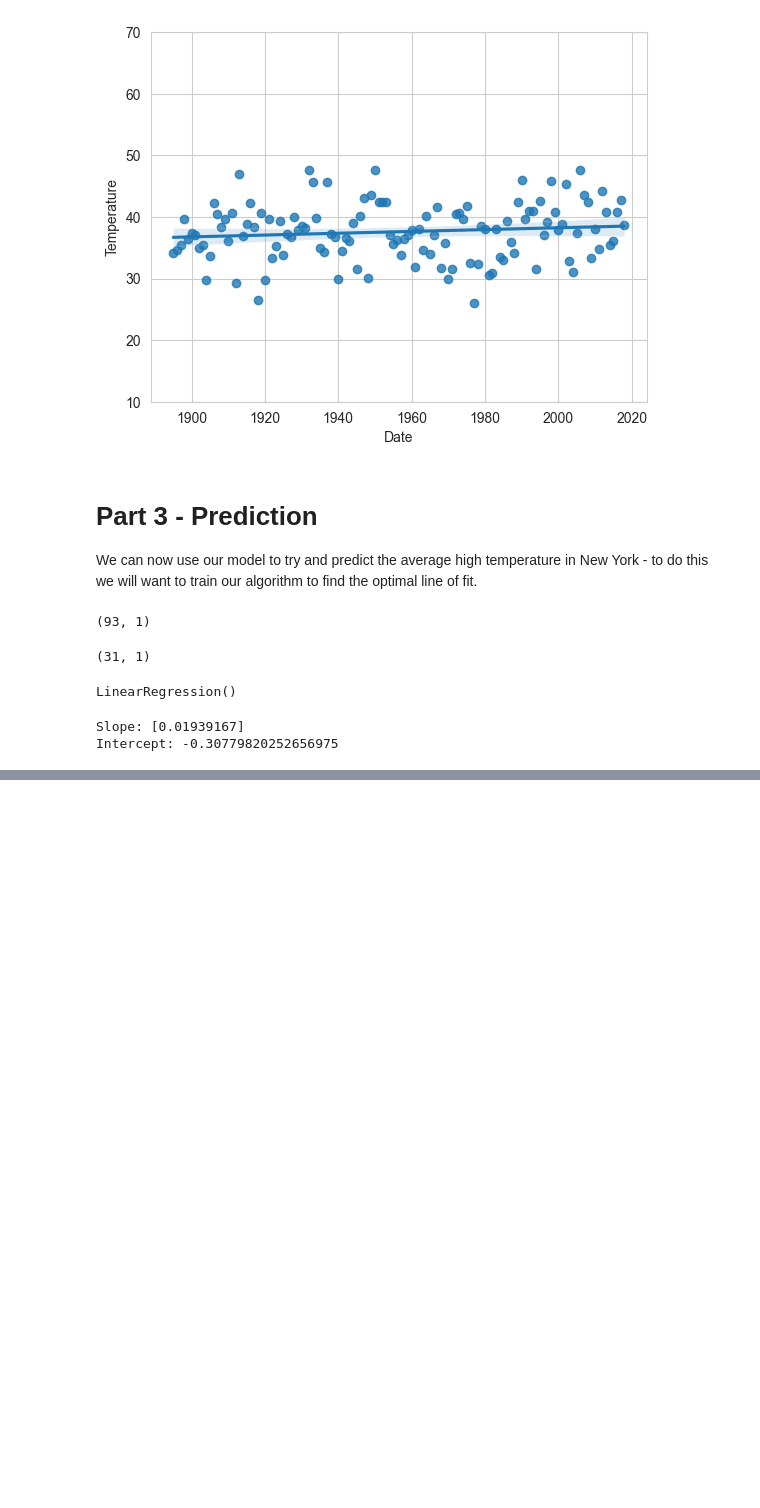
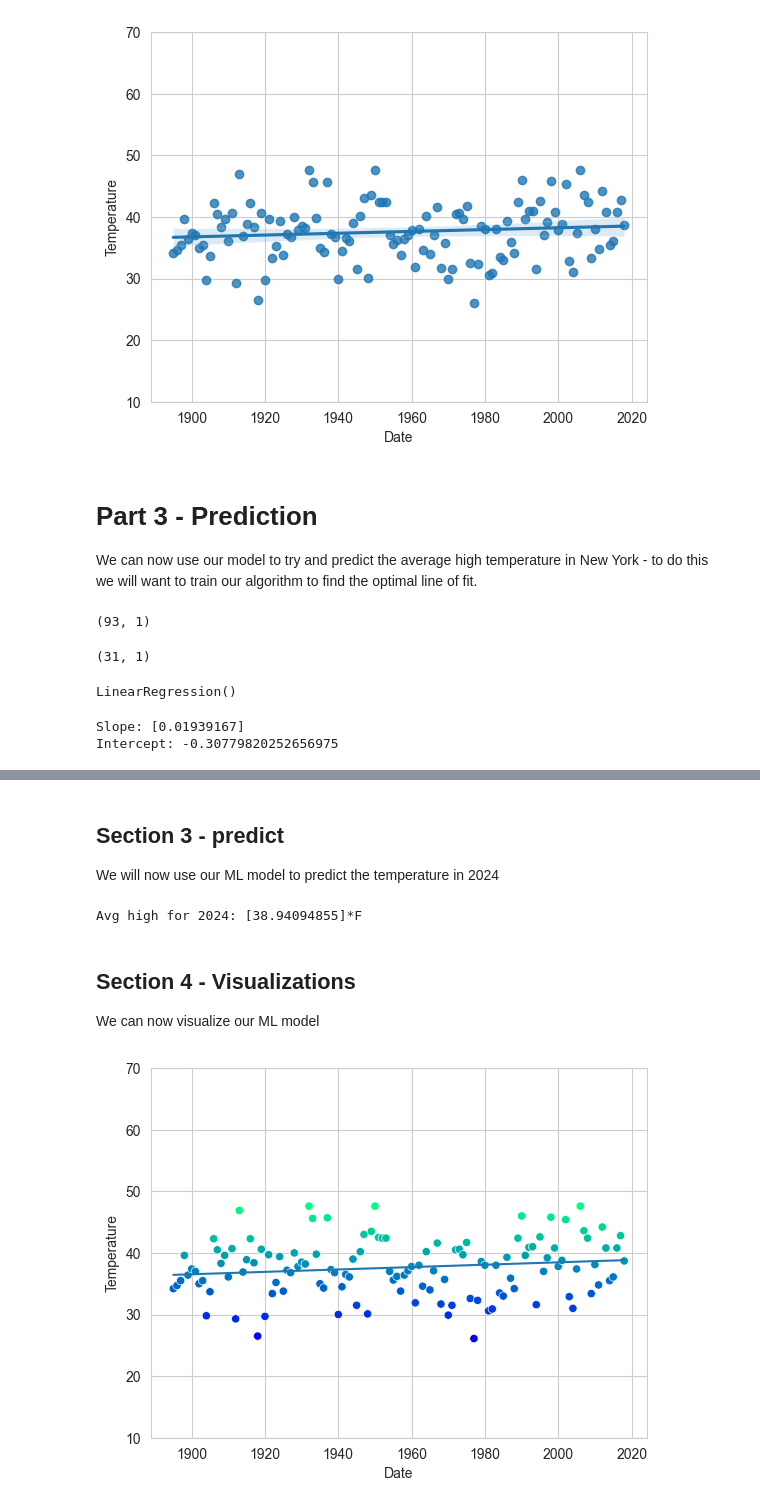
Before and after one commit to JSellinger/datafun-07-ml, a Jupyter notebook: jsellinger_ml.ipynb, the cells around one changed output, grey strips where cells are left out. Saved outputs shown, nothing was run; the diff lists cells and outputs as text; code cells hidden in the pictures; blank space fills up the shorter version.

Commit message:
Added a bunch more sections

```diff
--- a/jsellinger_ml.ipynb
+++ b/jsellinger_ml.ipynb
@@ -188,0 +233,26 @@ Intercept: -0.30779820252656975
+# %% [markdown]
+## Section 3 - predict
+
+We will now use our ML model to predict the temperature in 2024
+# %%
+predict = (lambda x: linear_regression.coef_ * x + linear_regression.intercept_)
+
+# Predicting the temperature for year 2024
+print(f"Avg high for 2024: {predict(2024)}*F")
+# %% [output]
+Avg high for 2024: [38.94094855]*F
+# %% [markdown]
+## Section 4 - Visualizations
+
+We can now visualize our ML model
+# %%
+# Scatter plot
+axes = sns.scatterplot(data=nyc_df, x='Date', y='Temperature', hue='Temperature', palette='winter', legend=False)
+axes.set_ylim(10, 70)
+
+# Trendline
+x = np.array([min(nyc_df.Date.values), max(nyc_df.Date.values)])
+y = predict(x)
+line = plt.plot(x, y)
+# %% [output]
+[figure, added]
```
Also changed, not shown: parts of 3 cells of this notebook.
